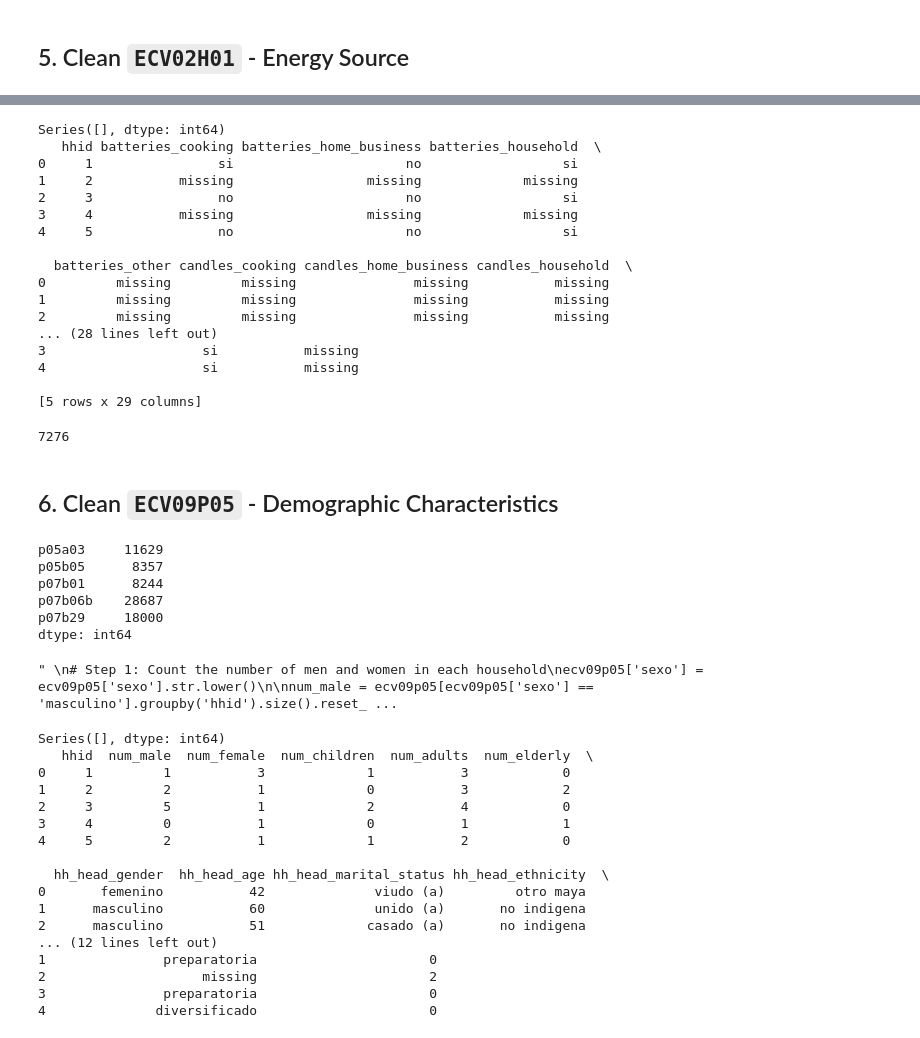
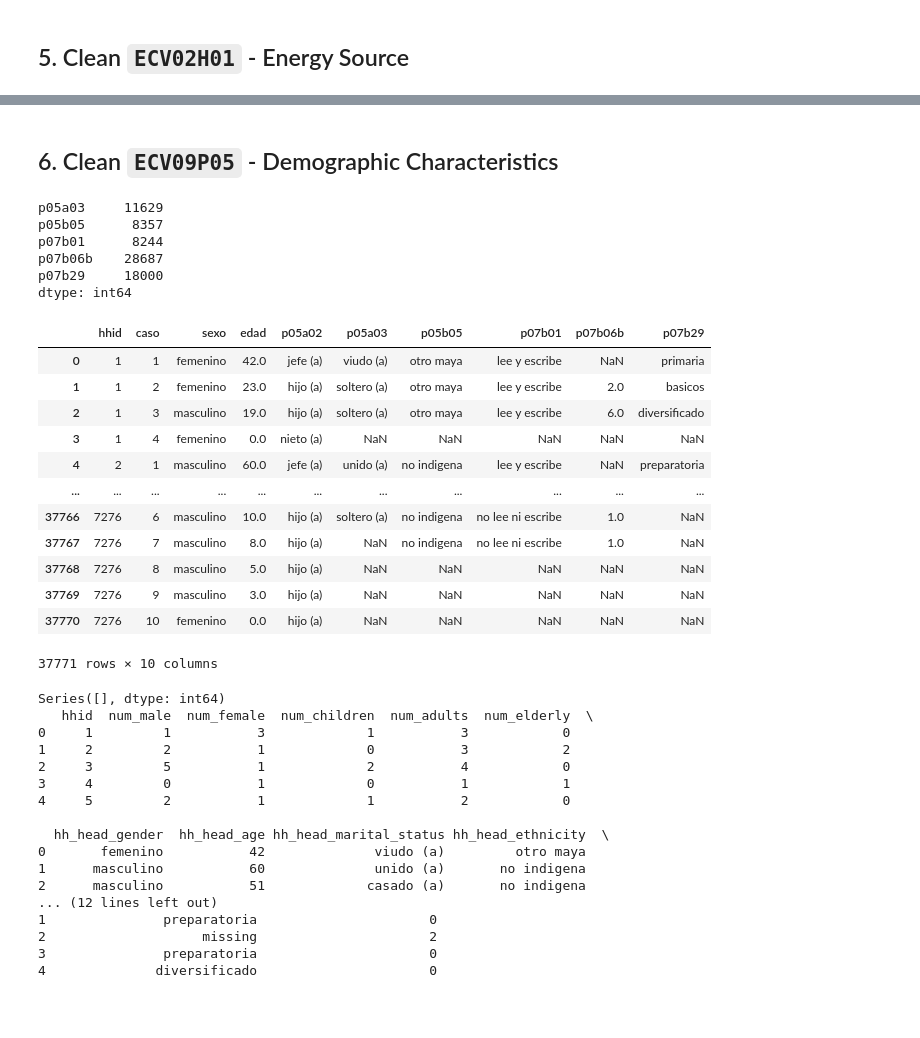
Before and after one commit to 12PB/guatemala_data_cleaning, a Jupyter notebook: scripts/aggregate.ipynb, the cells around one changed output, grey strips where cells are left out. Saved outputs shown, nothing was run; the diff lists cells and outputs as text; code cells hidden in the pictures; blank space fills up the shorter version.

````diff
--- a/scripts/aggregate.ipynb
+++ b/scripts/aggregate.ipynb
@@ -354,41 +414,33 @@ ecv02h01_cleaned.to_csv('../cleaned_data/ECV02H01_cleaned.csv', index=False, enc
-# %%
-ecv02h01_clean = pd.read_csv('../cleaned_data/ECV02H01_cleaned.csv', encoding='utf-8-sig')
-missing_report = ecv02h01_clean.isnull().sum()
-print(missing_report[missing_report>0])
-print(ecv02h01_clean.head())
-# %% [output]
-Series([], dtype: int64)
-   hhid batteries_cooking batteries_home_business batteries_household  \
-0     1                si                      no                  si
-1     2           missing                 missing             missing
-2     3                no                      no                  si
-3     4           missing                 missing             missing
-4     5                no                      no                  si
-
-  batteries_other candles_cooking candles_home_business candles_household  \
-0         missing         missing               missing           missing
-1         missing         missing               missing           missing
-2         missing         missing               missing           missing
-... (28 lines left out)
-3                    si           missing
-4                    si           missing
-
-[5 rows x 29 columns]
-# %%
-len(ecv02h01_clean)
-# %% [output]
-7276
 # %% [markdown]
 ## 6. Clean ```ECV09P05``` - Demographic Characteristics
 # %%
 ecv09p05 = pd.read_csv('../intermediate_data/ECV09P05.csv', encoding='utf-8-sig')
 missing_report = ecv09p05.isnull().sum()
 print(missing_report[missing_report>0])
-#print(ecv09p05.head())
+
+# formatting labels
+ecv09p05['hhid'] = ecv09p05['hhid'].astype('int64').astype(str)
+ecv09p05['caso'] = ecv09p05['caso'].astype('int64').astype(str)
+ecv09p05.columns = ecv09p05.columns.str.lower()
+
+ecv09p05
 # %% [output]
 p05a03     11629
 p05b05      8357
 p07b01      8244
 p07b06b    28687
 p07b29     18000
 dtype: int64
+|  | hhid | caso | sexo | edad | p05a02 | p05a03 | p05b05 | p07b01 | p07b06b | p07b29 |
+| 0 | 1 | 1 | femenino | 42.0 | jefe (a) | viudo (a) | otro maya | lee y escribe | NaN | primaria |
+| 1 | 1 | 2 | femenino | 23.0 | hijo (a) | soltero (a) | otro maya | lee y escribe | 2.0 | basicos |
+| 2 | 1 | 3 | masculino | 19.0 | hijo (a) | soltero (a) | otro maya | lee y escribe | 6.0 | diversificado |
+| 3 | 1 | 4 | femenino | 0.0 | nieto (a) | NaN | NaN | NaN | NaN | NaN |
+| 4 | 2 | 1 | masculino | 60.0 | jefe (a) | unido (a) | no indigena | lee y escribe | NaN | preparatoria |
+| ... | ... | ... | ... | ... | ... | ... | ... | ... | ... | ... |
+| 37766 | 7276 | 6 | masculino | 10.0 | hijo (a) | soltero (a) | no indigena | no lee ni escribe | 1.0 | NaN |
+| 37767 | 7276 | 7 | masculino | 8.0 | hijo (a) | NaN | no indigena | no lee ni escribe | 1.0 | NaN |
+| 37768 | 7276 | 8 | masculino | 5.0 | hijo (a) | NaN | NaN | NaN | NaN | NaN |
+| 37769 | 7276 | 9 | masculino | 3.0 | hijo (a) | NaN | NaN | NaN | NaN | NaN |
+| 37770 | 7276 | 10 | femenino | 0.0 | hijo (a) | NaN | NaN | NaN | NaN | NaN |
+37771 rows × 10 columns
@@ -418,24 +465,6 @@ agg_dict = {
 }
 
 hh_counts = ecv09p05.groupby('hhid').agg(agg_dict)
-# %%
-"""
-# Step 1: Count the number of men and women in each household
-ecv09p05['sexo'] = ecv09p05['sexo'].str.lower()
-
-num_male = ecv09p05[ecv09p05['sexo'] == 'masculino'].groupby('hhid').size().reset_index(name='num_male')
-num_female = ecv09p05[ecv09p05['sexo'] == 'femenino'].groupby('hhid').size().reset_index(name='num_female')
-
-# Step 2: Count children, adults and the elderly (classified by age)
-# edad=age
-ecv09p05['edad'] = ecv09p05['edad'].astype(int)
-
-children = ecv09p05[ecv09p05['edad'] <= 17].groupby('hhid').size().reset_index(name='num_children')
-adults = ecv09p05[ecv09p05['edad'] >= 18].groupby('hhid').size().reset_index(name='num_adults')
-elderly = ecv09p05[ecv09p05['edad'] >= 60].groupby('hhid').size().reset_index(name='num_elderly')
-"""
-# %% [output]
-" \n# Step 1: Count the number of men and women in each household\necv09p05['sexo'] = ecv09p05['sexo'].str.lower()\n\nnum_male = ecv09p05[ecv09p05['sexo'] == 'masculino'].groupby('hhid').size().reset_ ...
 # %%
 #Step 3: Extract the relevant information of the household head (based on p05a02 = 'jefe (a)')
 ecv09p05['p05a02'] = ecv09p05['p05a02'].str.lower()
````
Also changed, not shown: parts of 32 cells of this notebook, 9 other files.
